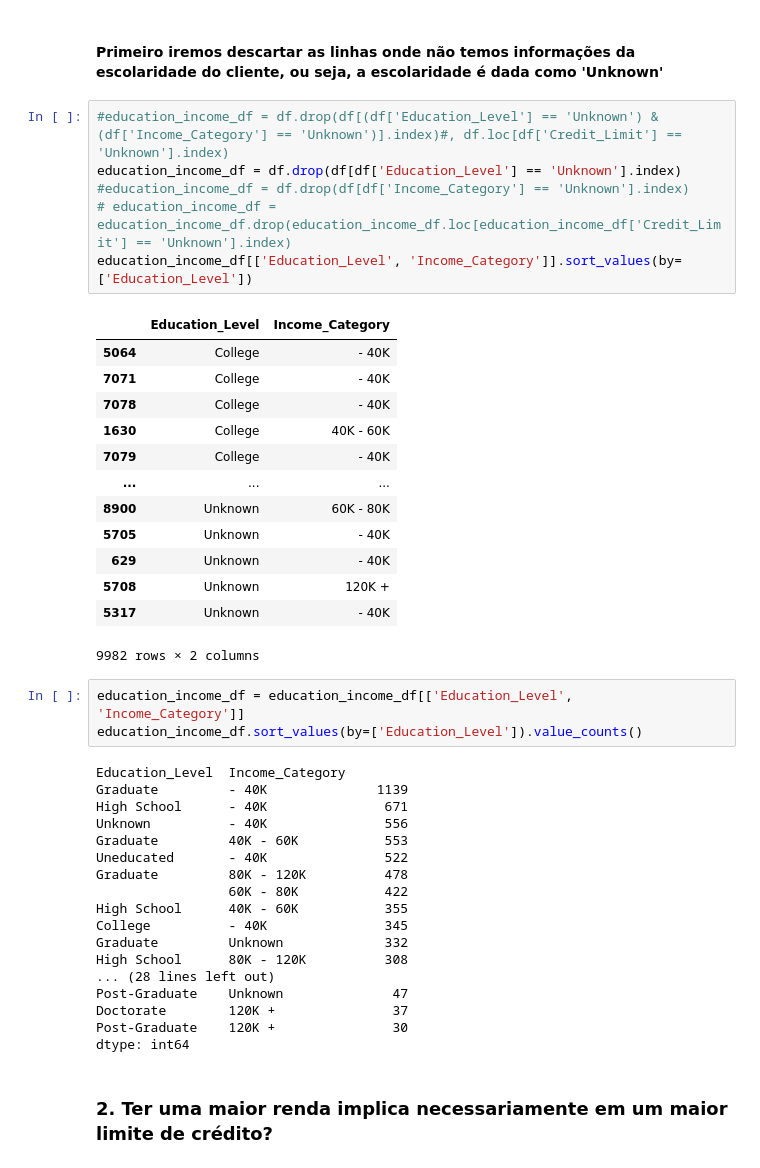
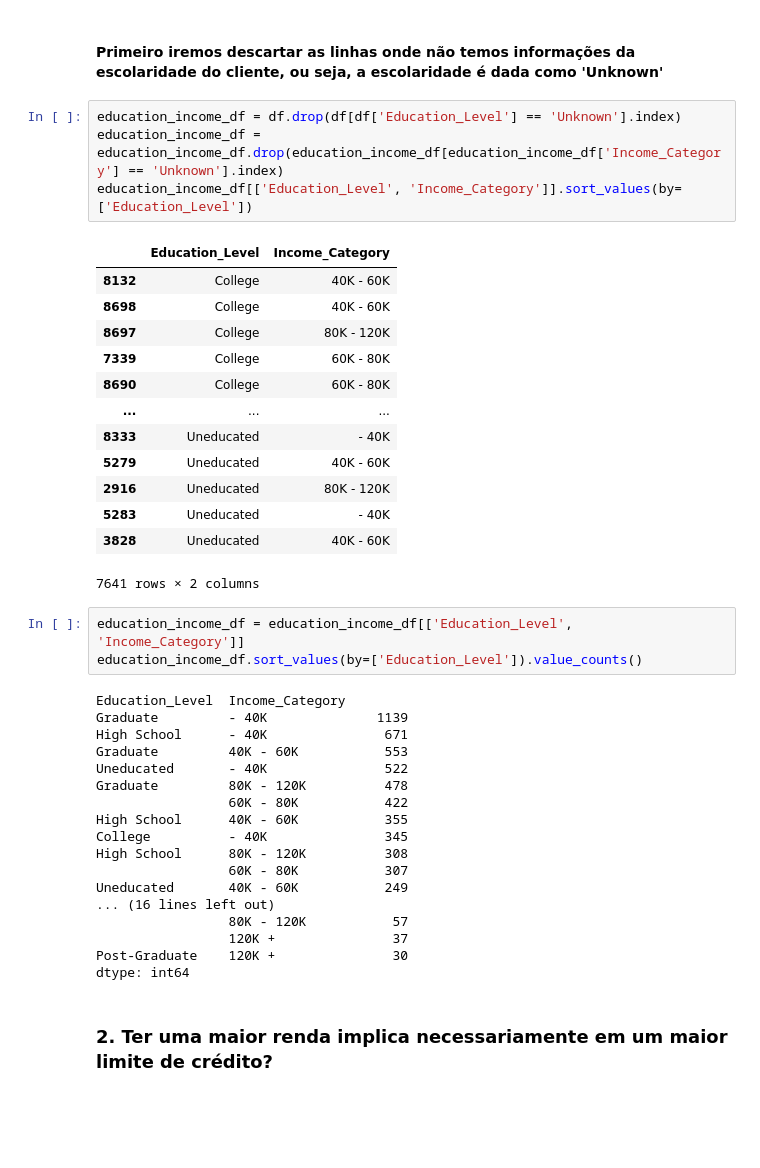
Before and after one commit to pedroernesto00/-CK0223---Mineracao-de-Dados---Trabalho-Final, a Jupyter notebook: Checkpoint #2 - Análise Exploratória dos Dados.ipynb, the cells around one changed output. Drawn from its saved outputs; the diff is of its cells as text; blank space fills up the shorter version.

```diff
--- a/Checkpoint #2 - Análise Exploratória dos Dados.ipynb
+++ b/Checkpoint #2 - Análise Exploratória dos Dados.ipynb
@@ -103,25 +205,23 @@ fig.show()
 # %% [markdown]
 #### Primeiro iremos descartar as linhas onde não temos informações da escolaridade do cliente, ou seja, a escolaridade é dada como 'Unknown'
 # %%
-#education_income_df = df.drop(df[(df['Education_Level'] == 'Unknown') & (df['Income_Category'] == 'Unknown')].index)#, df.loc[df['Credit_Limit'] == 'Unknown'].index)
 education_income_df = df.drop(df[df['Education_Level'] == 'Unknown'].index)
-#education_income_df = df.drop(df[df['Income_Category'] == 'Unknown'].index)
-# education_income_df = education_income_df.drop(education_income_df.loc[education_income_df['Credit_Limit'] == 'Unknown'].index)
+education_income_df = education_income_df.drop(education_income_df[education_income_df['Income_Category'] == 'Unknown'].index)
 education_income_df[['Education_Level', 'Income_Category']].sort_values(by=['Education_Level'])
 # %% [output]
 |  | Education_Level | Income_Category |
-| 5064 | College | - 40K |
-| 7071 | College | - 40K |
-| 7078 | College | - 40K |
-| 1630 | College | 40K - 60K |
-| 7079 | College | - 40K |
+| 8132 | College | 40K - 60K |
+| 8698 | College | 40K - 60K |
+| 8697 | College | 80K - 120K |
+| 7339 | College | 60K - 80K |
+| 8690 | College | 60K - 80K |
 | ... | ... | ... |
-| 8900 | Unknown | 60K - 80K |
-| 5705 | Unknown | - 40K |
-| 629 | Unknown | - 40K |
-| 5708 | Unknown | 120K + |
-| 5317 | Unknown | - 40K |
+| 8333 | Uneducated | - 40K |
+| 5279 | Uneducated | 40K - 60K |
+| 2916 | Uneducated | 80K - 120K |
+| 5283 | Uneducated | - 40K |
+| 3828 | Uneducated | 40K - 60K |
-9982 rows × 2 columns
+7641 rows × 2 columns
 # %%
 education_income_df = education_income_df[['Education_Level', 'Income_Category']]
 education_income_df.sort_values(by=['Education_Level']).value_counts()
@@ -129,18 +229,18 @@ education_income_df.sort_values(by=['Education_Level']).value_counts()
 Education_Level  Income_Category
 Graduate         - 40K              1139
 High School      - 40K               671
-Unknown          - 40K               556
 Graduate         40K - 60K           553
 Uneducated       - 40K               522
 Graduate         80K - 120K          478
                  60K - 80K           422
 High School      40K - 60K           355
 College          - 40K               345
-Graduate         Unknown             332
 High School      80K - 120K          308
-... (28 lines left out)
-Post-Graduate    Unknown              47
-Doctorate        120K +               37
+                 60K - 80K           307
+Uneducated       40K - 60K           249
+... (16 lines left out)
+                 80K - 120K           57
+                 120K +               37
 Post-Graduate    120K +               30
 dtype: int64
 # %% [markdown]
```
Also changed, not shown: parts of 35 cells of this notebook.
